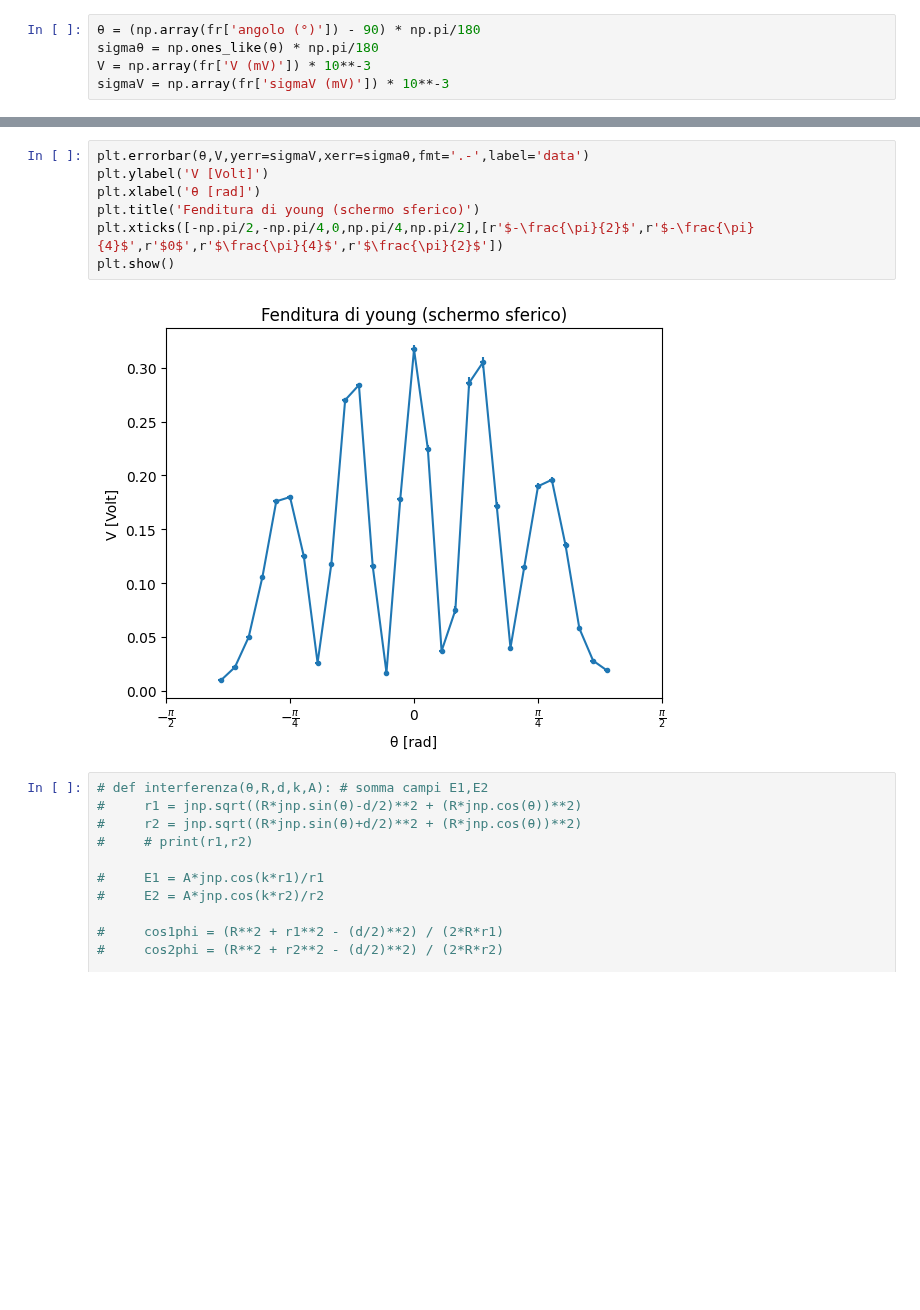
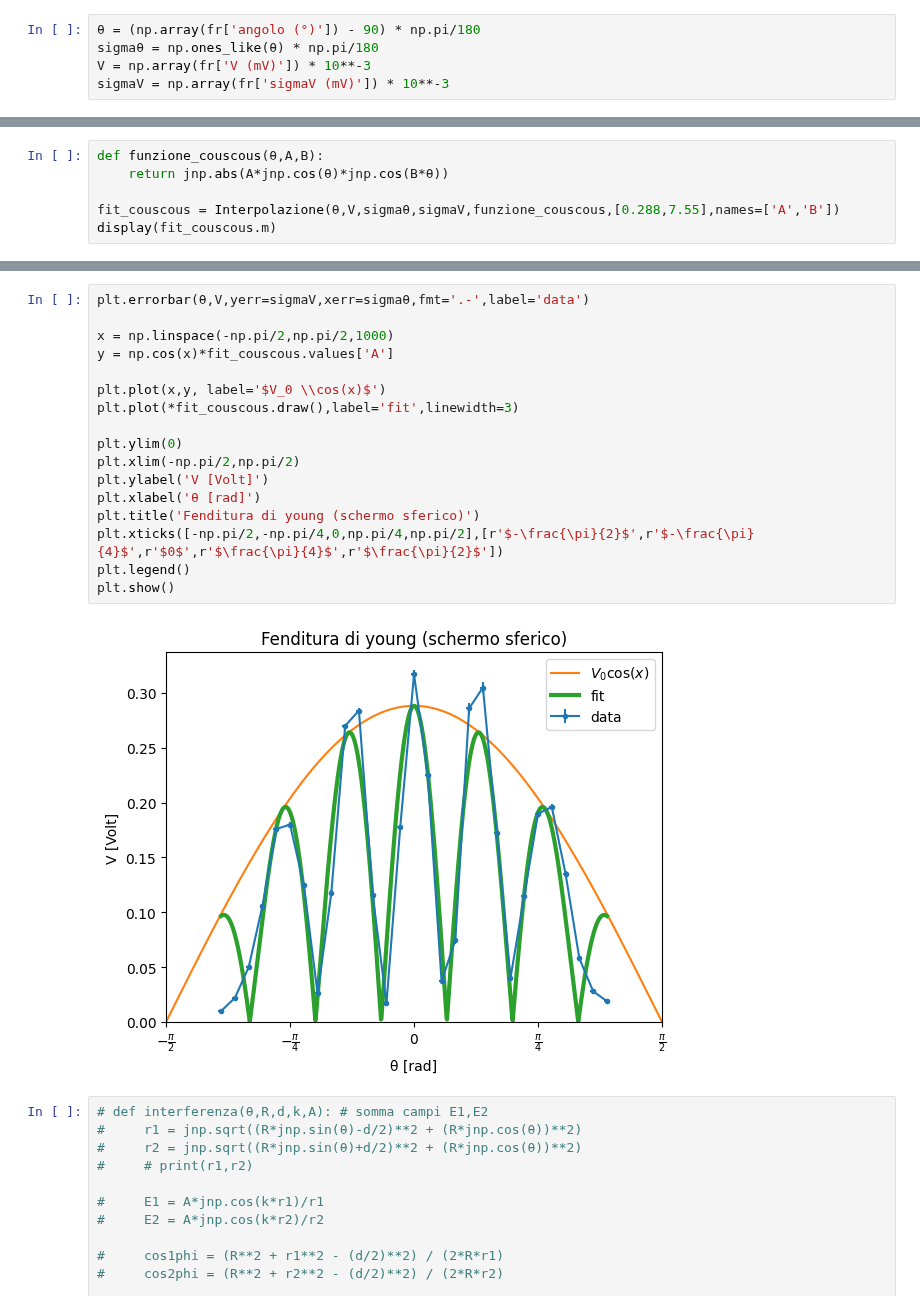
Before and after one commit to CarminatiGiovanni/LaboratorioFisica2, a Jupyter notebook: 20240509micoonde/doppia_fenditura_young.ipynb, the cells around one changed output, grey strips where cells are left out. Cells and saved outputs as stored; diff of their text form; blank space fills up the shorter version.

```diff
--- a/20240509micoonde/doppia_fenditura_young.ipynb
+++ b/20240509micoonde/doppia_fenditura_young.ipynb
@@ -23,0 +36,6 @@ sigmaV = np.array(fr['sigmaV (mV)']) * 10**-3
+# %%
+def funzione_couscous(θ,A,B):
+    return jnp.abs(A*jnp.cos(θ)*jnp.cos(B*θ))
+
+fit_couscous = Interpolazione(θ,V,sigmaθ,sigmaV,funzione_couscous,[0.288,7.55],names=['A','B'])
+display(fit_couscous.m)
@@ -24,12 +55,22 @@ sigmaV = np.array(fr['sigmaV (mV)']) * 10**-3
 # %%
 plt.errorbar(θ,V,yerr=sigmaV,xerr=sigmaθ,fmt='.-',label='data')
+
+x = np.linspace(-np.pi/2,np.pi/2,1000)
+y = np.cos(x)*fit_couscous.values['A']
+
+plt.plot(x,y, label='$V_0 \\cos(x)$')
+plt.plot(*fit_couscous.draw(),label='fit',linewidth=3)
+
+plt.ylim(0)
+plt.xlim(-np.pi/2,np.pi/2)
 plt.ylabel('V [Volt]')
 plt.xlabel('θ [rad]')
 plt.title('Fenditura di young (schermo sferico)')
 plt.xticks([-np.pi/2,-np.pi/4,0,np.pi/4,np.pi/2],[r'$-\frac{\pi}{2}$',r'$-\frac{\pi}{4}$',r'$0$',r'$\frac{\pi}{4}$',r'$\frac{\pi}{2}$'])
+plt.legend()
 plt.show()
 # %% [output]
-[figure, old version]
+[figure, new version]
 # %%
 # def interferenza(θ,R,d,k,A): # somma campi E1,E2
 #     r1 = jnp.sqrt((R*jnp.sin(θ)-d/2)**2 + (R*jnp.cos(θ))**2)
```
Also changed, not shown: parts of 3 cells of this notebook.
